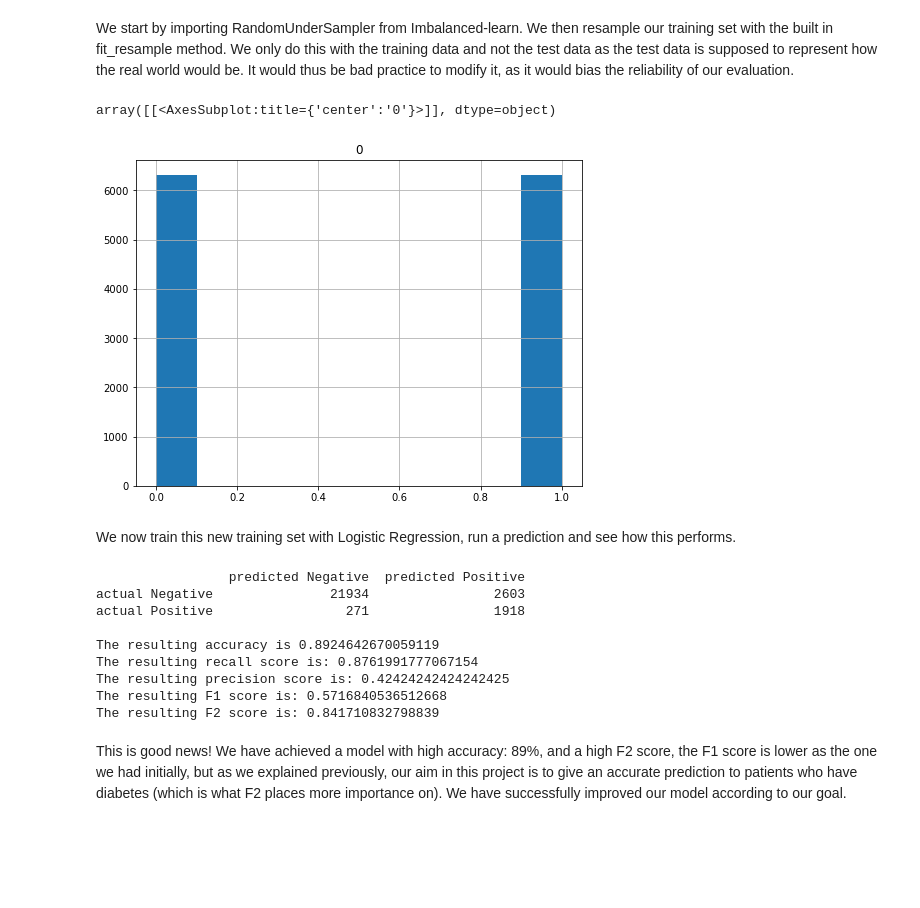
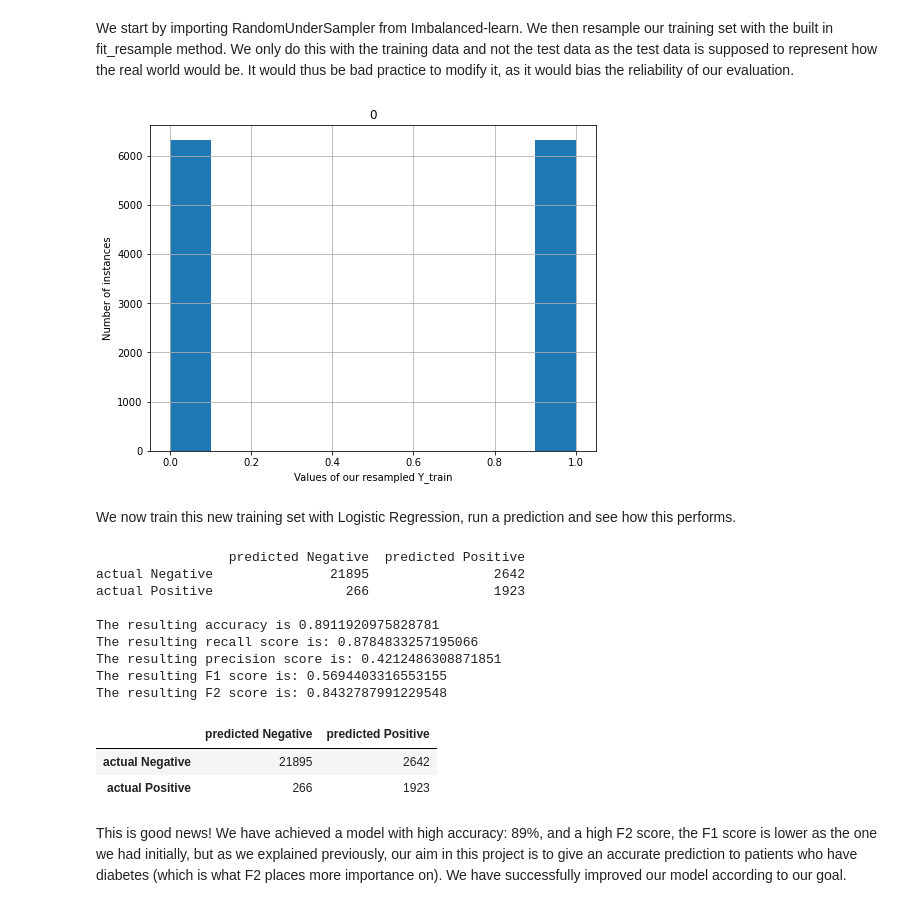
Before and after one commit to flaviagrasso/CSE204_Project, a Jupyter notebook: MachineLearningProject/MACHINE LEARNING PROJECT.ipynb, the cells around one changed output. Saved outputs shown, nothing was run; the diff lists cells and outputs as text; code cells hidden in the pictures; blank space fills up the shorter version.

```diff
--- a/MachineLearningProject/MACHINE LEARNING PROJECT.ipynb
+++ b/MachineLearningProject/MACHINE LEARNING PROJECT.ipynb
@@ -498,12 +495,16 @@ from imblearn.under_sampling import RandomUnderSampler
 # %%
 rus = RandomUnderSampler(random_state=42)
 X_train_us, Y_train_us = rus.fit_resample(X_train, Y_train)
-# %%
-Y_us_pd = pd.DataFrame(Y_train_us)
-Y_us_pd.hist(figsize=(8,6))
-# %% [output]
-array([[<AxesSubplot:title={'center':'0'}>]], dtype=object)
-[figure, removed]
+# %%
+Y_us_pd = pd.DataFrame(Y_train_us)
+Y_us_pd.hist(figsize=(8,6))
+
+plt.xlabel('Values of our resampled Y_train')
+plt.ylabel('Number of instances')
+
+plt.show()
+# %% [output]
+[figure, added]
 # %% [markdown]
 We now train this new training set with Logistic Regression, run a prediction and see how this performs.
 # %%
@@ -518,16 +519,20 @@ f2 = fbeta_score(Y_test, y_pred_us, beta=5)
 print(conf_us, '\n')
 print(f'The resulting accuracy is {accuracy_score(Y_test, y_pred_us)}')
 print(f'The resulting recall score is: {recall}\nThe resulting precision score is: {precision}\nThe resulting F1 score is: {f1} \nThe resulting F2 score is: {f2}')
+conf_us
 # %% [output]
                  predicted Negative  predicted Positive
-actual Negative               21934                2603
-actual Positive                 271                1918
+actual Negative               21895                2642
+actual Positive                 266                1923
 
-The resulting accuracy is 0.8924642670059119
-The resulting recall score is: 0.8761991777067154
-The resulting precision score is: 0.42424242424242425
-The resulting F1 score is: 0.5716840536512668
-The resulting F2 score is: 0.841710832798839
+The resulting accuracy is 0.8911920975828781
+The resulting recall score is: 0.8784833257195066
+The resulting precision score is: 0.4212486308871851
+The resulting F1 score is: 0.5694403316553155
+The resulting F2 score is: 0.8432787991229548
+|  | predicted Negative | predicted Positive |
+| actual Negative | 21895 | 2642 |
+| actual Positive | 266 | 1923 |
 # %% [markdown]
 This is good news! We have achieved a model with high accuracy: 89%, and a high F2 score, the F1 score is lower as the one we had initially, but as we explained previously, our aim in this project is to give an accurate prediction to patients who have diabetes (which is what F2 places more importance on). We have successfully improved our model according to our goal.
 # %% [markdown]
```
Also changed, not shown: parts of 23 cells of this notebook.
